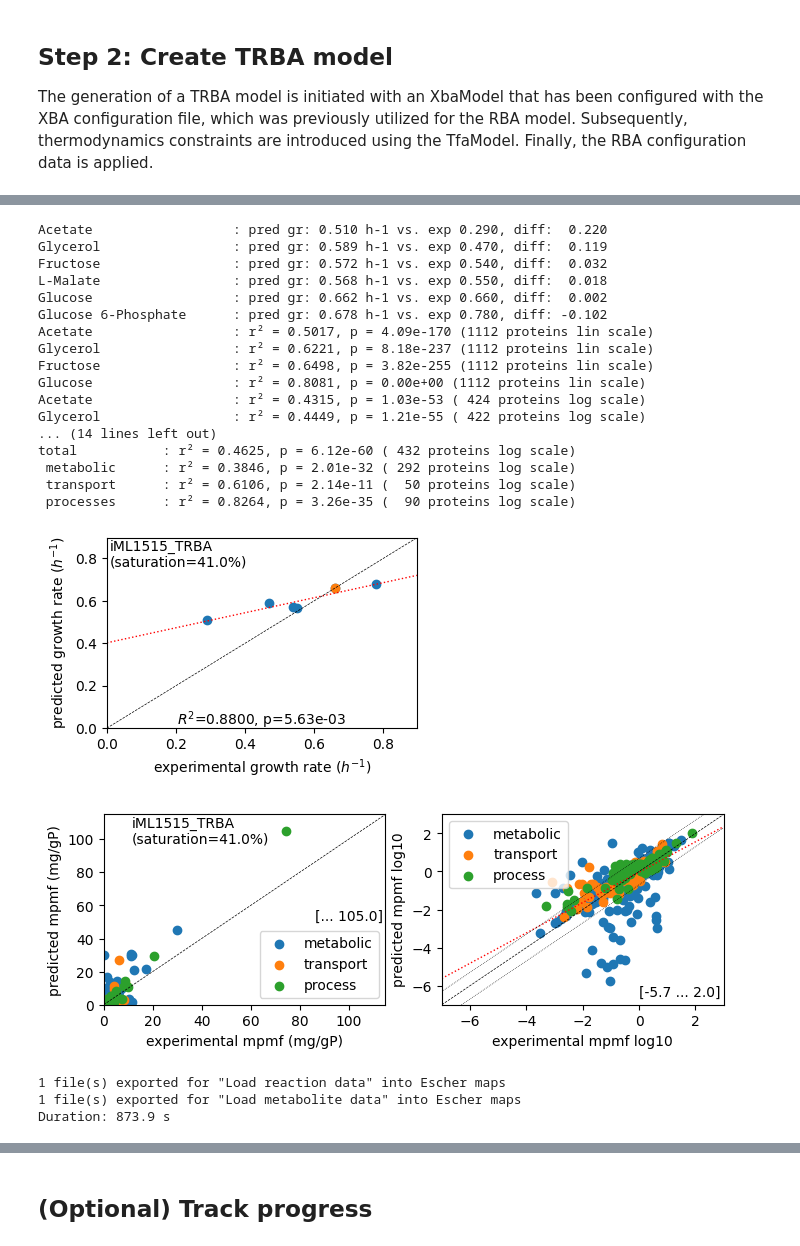
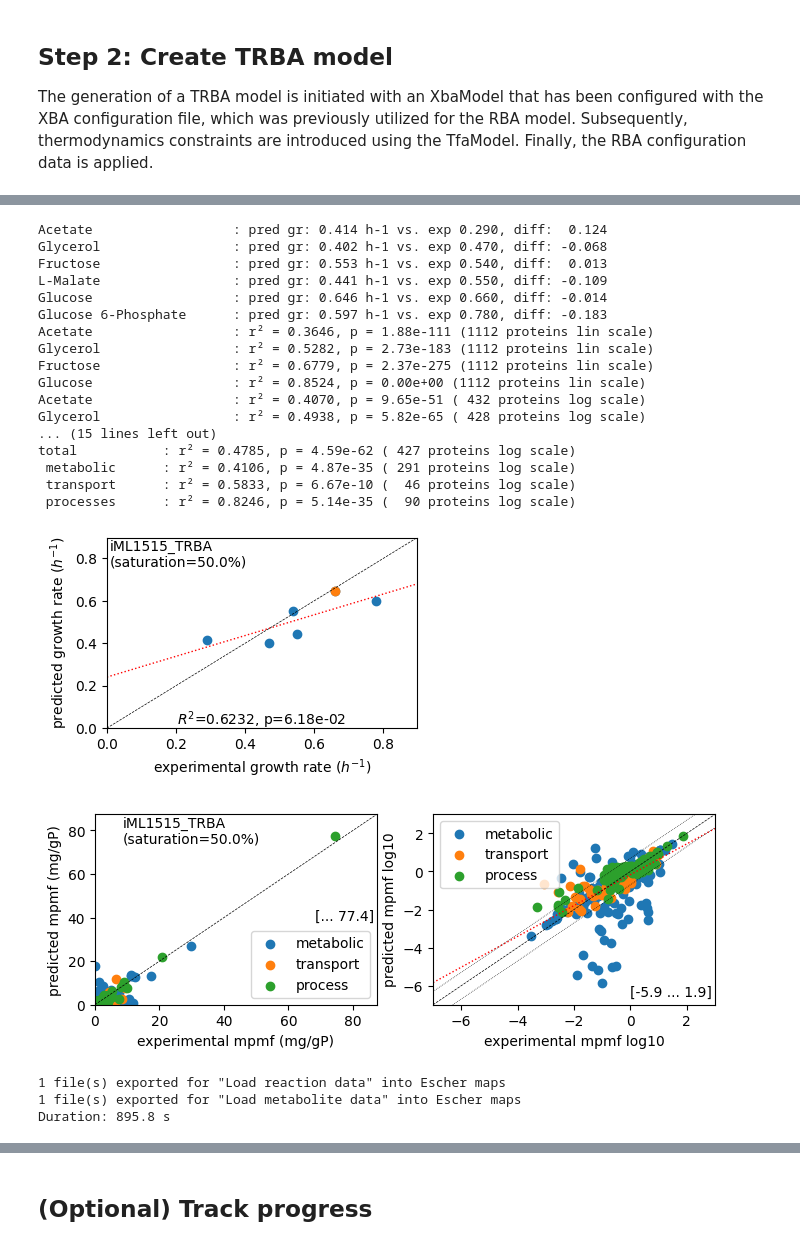
Before and after one commit to SchubertP/f2xba, a Jupyter notebook: docs/source/notebooks/9_Create_iML1515_TRBA.ipynb, the cells around one changed output, grey strips where cells are left out. Cells and saved outputs as stored; diff of their text form; code cells hidden in the pictures.

```diff
--- a/docs/source/notebooks/9_Create_iML1515_TRBA.ipynb
+++ b/docs/source/notebooks/9_Create_iML1515_TRBA.ipynb
@@ -138,7 +139,7 @@ for cond, medium in conditions.items():
     rel_mmol_per_l =  (sigma / (1.0-min(sigma, .99))) * importer_km
     ex_sidx2mmol_per_l = {re.sub('EX_', '', ex_ridx): rel_mmol_per_l for ex_ridx in medium}
     ex_sidx2mmol_per_l['h_e'] = 100.0 * sigma   # H-symport reactions to be not constraint by main metabolite
-    ro.set_medium_conc(ex_sidx2mmol_per_l)
+    ro.medium = ex_sidx2mmol_per_l
 
     solution = ro.solve(gr_min=0.0, gr_max=1.2, bisection_tol=1e-3)
     if solution.status == 'optimal':
@@ -147,55 +148,55 @@ for cond, medium in conditions.items():
         print(f'{cond:25s}: pred gr: {gr:.3f} h-1 vs. exp {exp_grs[cond]:.3f}, '
               f'diff: {gr - exp_grs[cond]:6.3f}')
     else:
         print(f'{cond:25s}: INFEASIBLE')
 
 rr = RbaResults(ro, pred_results, df_mpmf)
 df_fluxes = rr.collect_fluxes()
 df_all_net_fluxes = rr.collect_fluxes(net=True)
 metabolic_rids = [rid for rid in list(df_all_net_fluxes.index) if re.match('(PROD)|(DEGR)', rid) is None]
 synthesis_rids = [rid for rid in list(df_all_net_fluxes.index) if re.match('(PROD)|(DEGR)', rid)]
 df_net_fluxes = df_all_net_fluxes.loc[metabolic_rids]
 
 df_synt_fluxes = df_all_net_fluxes.loc[synthesis_rids]
 df_protein_conc = rr.collect_protein_results('µmol_per_gDW')
 df_proteins = rr.collect_protein_results('mg_per_gP')
 df_enzyme_conc = rr.collect_enzyme_results('µmol_per_gDW')
 df_rna_conc = rr.collect_rna_results('µmol_per_gDW')
 df_occupancy = rr.collect_density_results()
 df_capacity = rr.collect_density_results(capacity=True)
 df_species_conc = rr.collect_species_conc()
 
 rr.report_proteomics_correlation(scale='lin')
 rr.report_proteomics_correlation(scale='log')
 rr.report_protein_levels(reference_cond)
 rr.plot_grs(exp_grs, highlight=reference_cond)
 rr.plot_proteins(reference_cond)
 rr.save_to_escher(df_net_fluxes[reference_cond], os.path.join('escher', f'{target_model}_TRBA'))
 rr.save_to_escher(df_species_conc[reference_cond], os.path.join('escher', f'{target_model}_TRBA'))
 print(f'Duration: {time.time()-start:.1f} s')
 # %% [output]
-Acetate                  : pred gr: 0.510 h-1 vs. exp 0.290, diff:  0.220
-Glycerol                 : pred gr: 0.589 h-1 vs. exp 0.470, diff:  0.119
-Fructose                 : pred gr: 0.572 h-1 vs. exp 0.540, diff:  0.032
-L-Malate                 : pred gr: 0.568 h-1 vs. exp 0.550, diff:  0.018
-Glucose                  : pred gr: 0.662 h-1 vs. exp 0.660, diff:  0.002
-Glucose 6-Phosphate      : pred gr: 0.678 h-1 vs. exp 0.780, diff: -0.102
-Acetate                  : r² = 0.5017, p = 4.09e-170 (1112 proteins lin scale)
-Glycerol                 : r² = 0.6221, p = 8.18e-237 (1112 proteins lin scale)
-Fructose                 : r² = 0.6498, p = 3.82e-255 (1112 proteins lin scale)
-Glucose                  : r² = 0.8081, p = 0.00e+00 (1112 proteins lin scale)
-Acetate                  : r² = 0.4315, p = 1.03e-53 ( 424 proteins log scale)
-Glycerol                 : r² = 0.4449, p = 1.21e-55 ( 422 proteins log scale)
-... (14 lines left out)
-total           : r² = 0.4625, p = 6.12e-60 ( 432 proteins log scale)
- metabolic      : r² = 0.3846, p = 2.01e-32 ( 292 proteins log scale)
- transport      : r² = 0.6106, p = 2.14e-11 (  50 proteins log scale)
- processes      : r² = 0.8264, p = 3.26e-35 (  90 proteins log scale)
+Acetate                  : pred gr: 0.414 h-1 vs. exp 0.290, diff:  0.124
+Glycerol                 : pred gr: 0.402 h-1 vs. exp 0.470, diff: -0.068
+Fructose                 : pred gr: 0.553 h-1 vs. exp 0.540, diff:  0.013
+L-Malate                 : pred gr: 0.441 h-1 vs. exp 0.550, diff: -0.109
+Glucose                  : pred gr: 0.646 h-1 vs. exp 0.660, diff: -0.014
+Glucose 6-Phosphate      : pred gr: 0.597 h-1 vs. exp 0.780, diff: -0.183
+Acetate                  : r² = 0.3646, p = 1.88e-111 (1112 proteins lin scale)
+Glycerol                 : r² = 0.5282, p = 2.73e-183 (1112 proteins lin scale)
+Fructose                 : r² = 0.6779, p = 2.37e-275 (1112 proteins lin scale)
+Glucose                  : r² = 0.8524, p = 0.00e+00 (1112 proteins lin scale)
+Acetate                  : r² = 0.4070, p = 9.65e-51 ( 432 proteins log scale)
+Glycerol                 : r² = 0.4938, p = 5.82e-65 ( 428 proteins log scale)
+... (15 lines left out)
+total           : r² = 0.4785, p = 4.59e-62 ( 427 proteins log scale)
+ metabolic      : r² = 0.4106, p = 4.87e-35 ( 291 proteins log scale)
+ transport      : r² = 0.5833, p = 6.67e-10 (  46 proteins log scale)
+ processes      : r² = 0.8246, p = 5.14e-35 (  90 proteins log scale)
-[figure, old version]
+[figure, new version]
-[figure, old version]
+[figure, new version]
 1 file(s) exported for "Load reaction data" into Escher maps
 1 file(s) exported for "Load metabolite data" into Escher maps
-Duration: 873.9 s
+Duration: 895.8 s
 # %%
 # selected species concentrations
 df_species_conc.loc[list(metabolite_molar_concs)].head()
```
Also changed, not shown: parts of 7 cells of this notebook, 48 other files.
